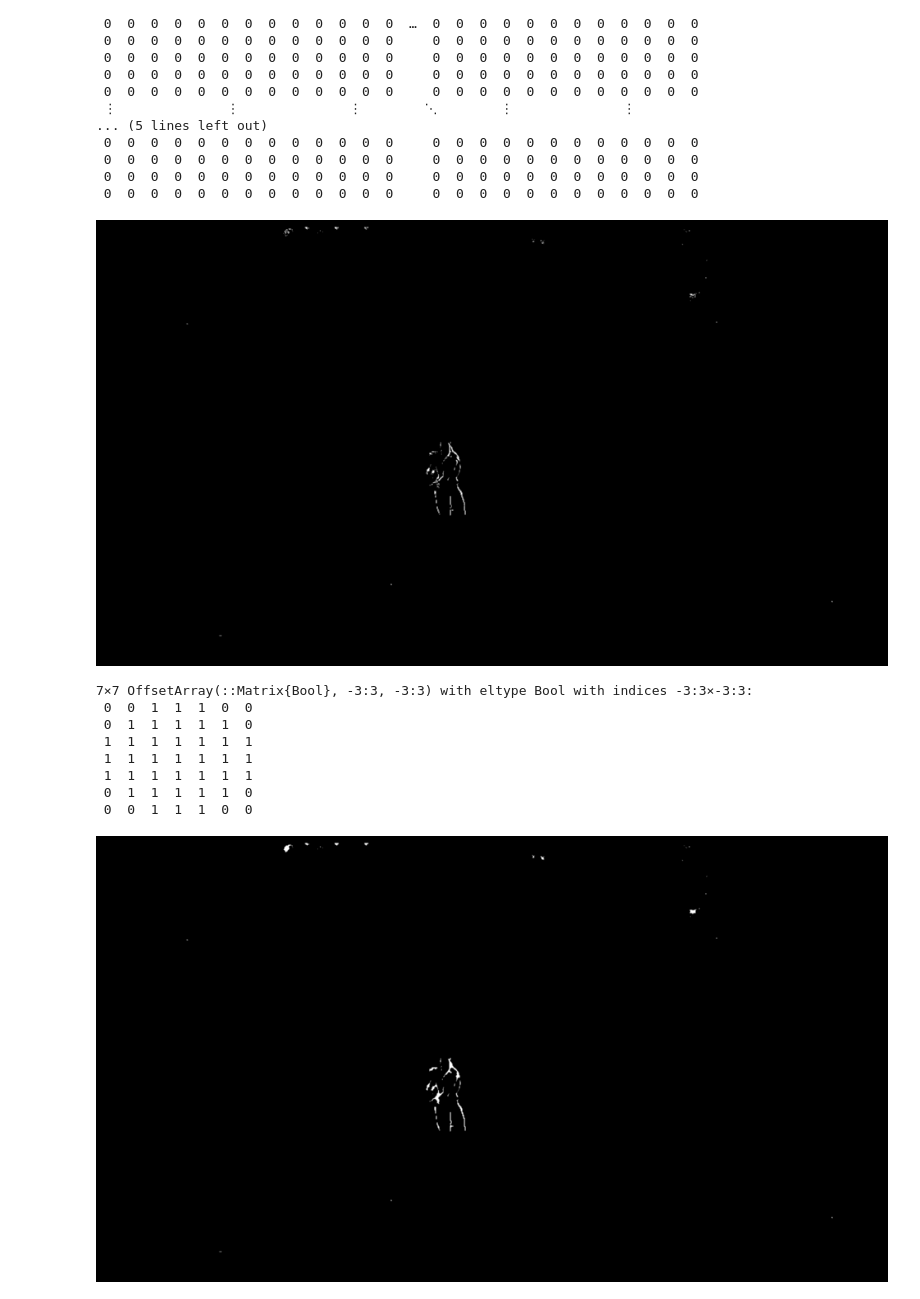
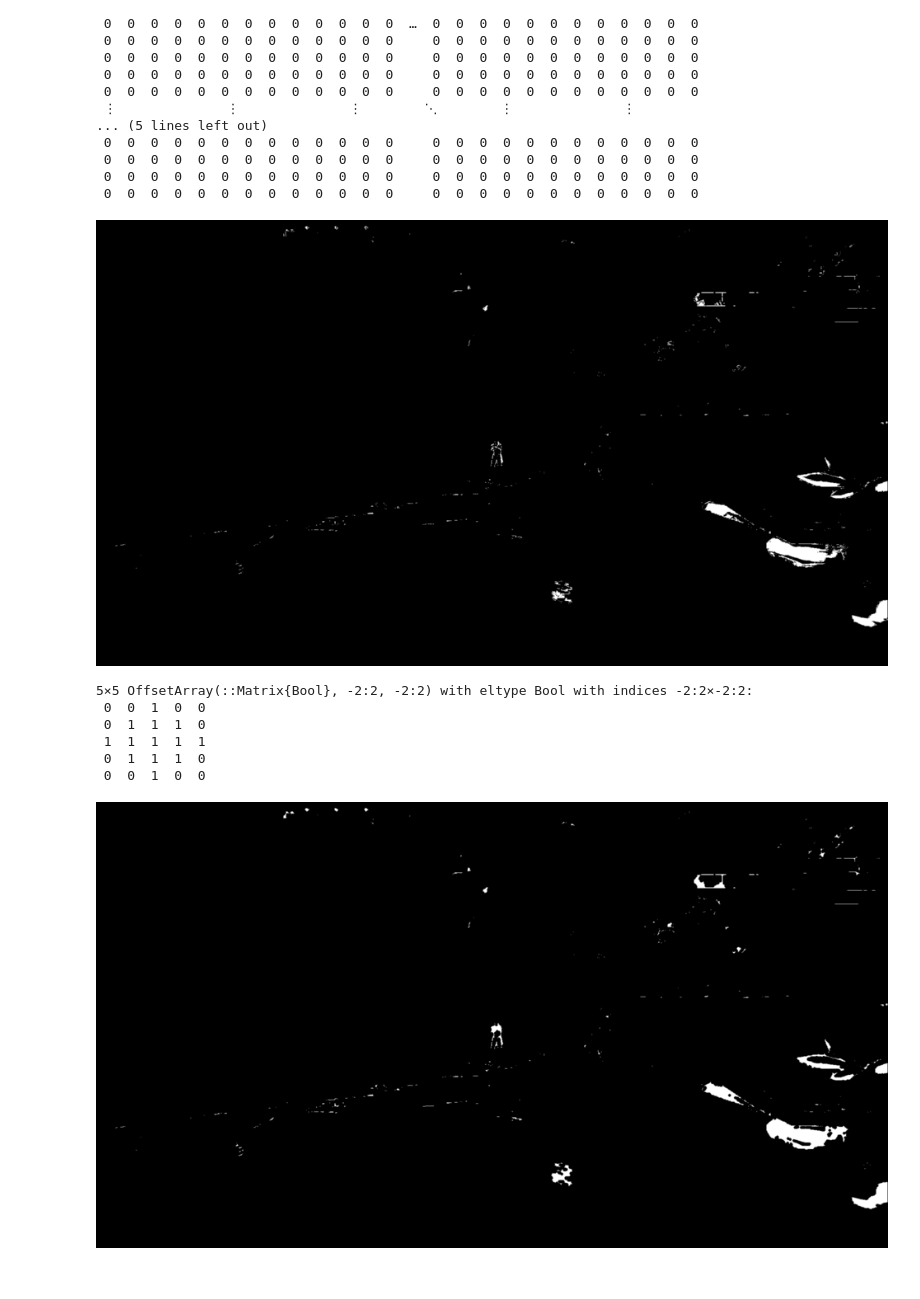
Before and after one commit to santidelgadof/AA, a Jupyter notebook: contornos.ipynb, the cells around one changed output. Cells and saved outputs as stored; diff of their text form; code cells hidden in the pictures.

```diff
--- a/contornos.ipynb
+++ b/contornos.ipynb
@@ -1,5 +1,5 @@
 # %%
 using Images, ImageFiltering, FileIO, ImageView, ImageMorphology, ColorTypes, ImageDraw, Colors
 # %%
-img = load("frame23_193.png")
+img = load("Frames/enemy/frame23_313.png")
 # %% [output]
@@ -51,7 +51,7 @@ end
 # Convert mask to grayscale image for morphological operations
 mask_gray = Gray.(mask)
 # %% [output]
-[figure, old version]
+[figure, new version]
 # %%
 se = centered(Bool[
     0 0 1 1 1 0 0
@@ -62,17 +62,23 @@ se = centered(Bool[
     0 1 1 1 1 1 0
     0 0 1 1 1 0 0
 ])
+
+se2 = centered(Bool[
+    0 0 1 0 0
+    0 1 1 1 0
+    1 1 1 1 1
+    0 1 1 1 0
+    0 0 1 0 0
+])
 # %% [output]
-7×7 OffsetArray(::Matrix{Bool}, -3:3, -3:3) with eltype Bool with indices -3:3×-3:3:
- 0  0  1  1  1  0  0
- 0  1  1  1  1  1  0
- 1  1  1  1  1  1  1
- 1  1  1  1  1  1  1
- 1  1  1  1  1  1  1
- 0  1  1  1  1  1  0
- 0  0  1  1  1  0  0
+5×5 OffsetArray(::Matrix{Bool}, -2:2, -2:2) with eltype Bool with indices -2:2×-2:2:
+ 0  0  1  0  0
+ 0  1  1  1  0
+ 1  1  1  1  1
+ 0  1  1  1  0
+ 0  0  1  0  0
 # %%
 #img_erode = @. Gray(mask_gray < 0.1); # keeps white objects white
-img_erosion1 = closing(mask_gray,se)
+img_erosion1 = closing(mask_gray,se2)
 # %% [output]
-[figure, old version]
+[figure, new version]
```
Also changed, not shown: parts of 2 cells of this notebook, 3 other files.
